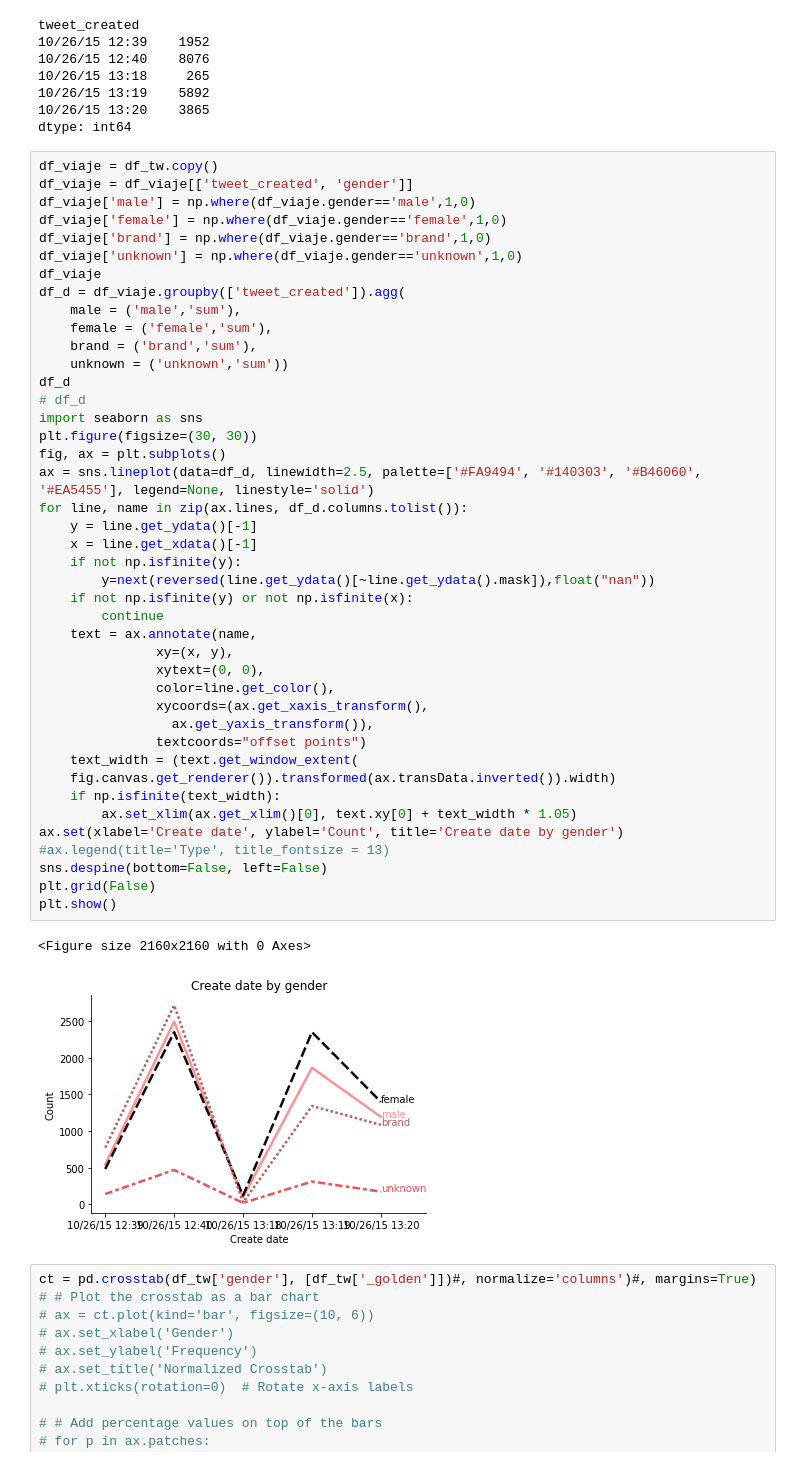
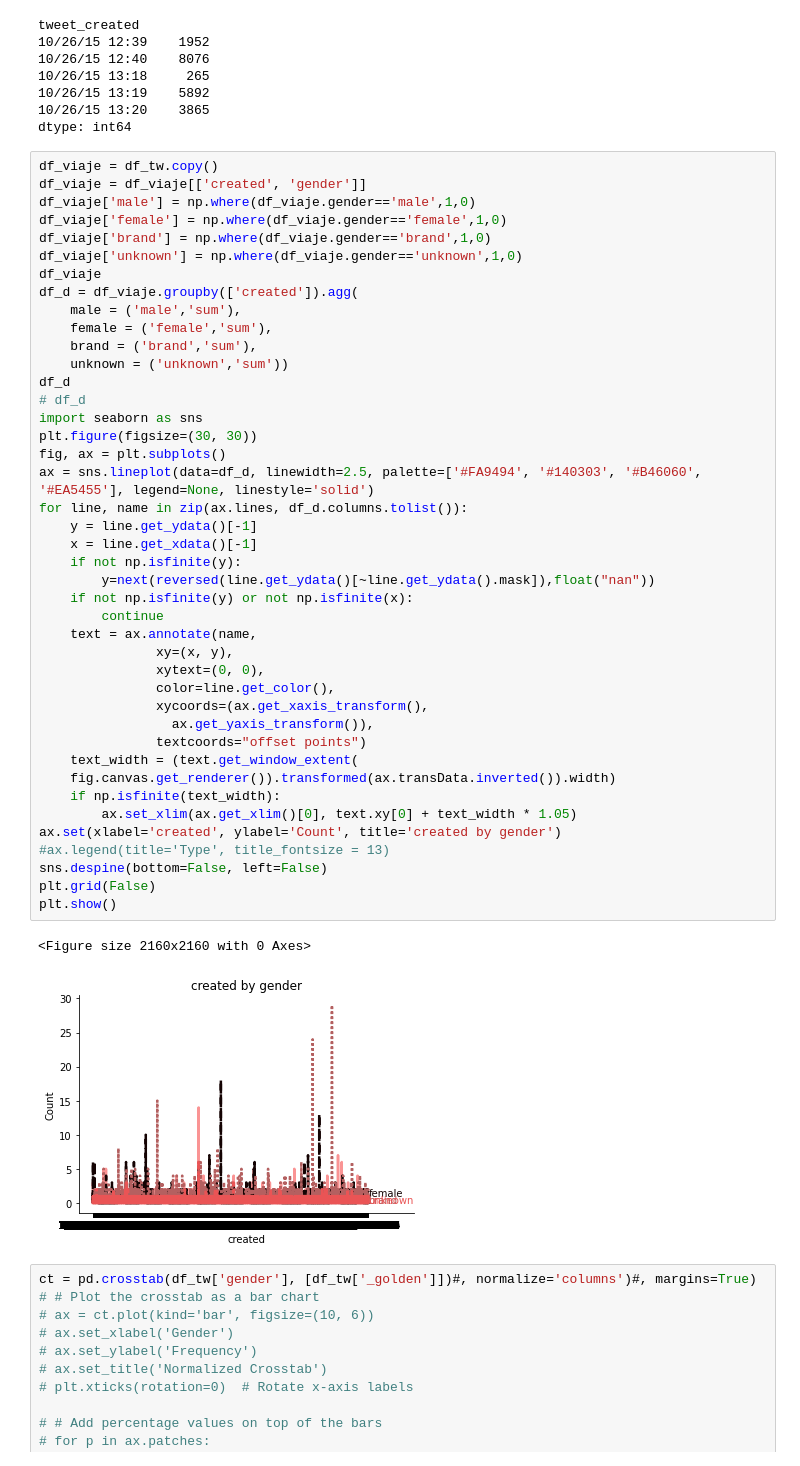
Before and after one commit to jsebastianquiroga/DEEP_LEARNING_PUJ, a Jupyter notebook: Notebook/DL_Twitter_Gender_Classification.ipynb, the cells around one changed output. Cells and saved outputs as stored; diff of their text form.

```diff
--- a/Notebook/DL_Twitter_Gender_Classification.ipynb
+++ b/Notebook/DL_Twitter_Gender_Classification.ipynb
@@ -208,13 +208,13 @@ tweet_created
 dtype: int64
 # %%
 df_viaje = df_tw.copy()
-df_viaje = df_viaje[['tweet_created', 'gender']]
+df_viaje = df_viaje[['created', 'gender']]
 df_viaje['male'] = np.where(df_viaje.gender=='male',1,0)
 df_viaje['female'] = np.where(df_viaje.gender=='female',1,0)
 df_viaje['brand'] = np.where(df_viaje.gender=='brand',1,0)
 df_viaje['unknown'] = np.where(df_viaje.gender=='unknown',1,0)
 df_viaje
-df_d = df_viaje.groupby(['tweet_created']).agg(
+df_d = df_viaje.groupby(['created']).agg(
     male = ('male','sum'),
     female = ('female','sum'),
     brand = ('brand','sum'),
@@ -222,35 +222,35 @@ df_d = df_viaje.groupby(['tweet_created']).agg(
 df_d
 # df_d
 import seaborn as sns
 plt.figure(figsize=(30, 30))
 fig, ax = plt.subplots()
 ax = sns.lineplot(data=df_d, linewidth=2.5, palette=['#FA9494', '#140303', '#B46060', '#EA5455'], legend=None, linestyle='solid')
 for line, name in zip(ax.lines, df_d.columns.tolist()):
 	y = line.get_ydata()[-1]
 	x = line.get_xdata()[-1]
 	if not np.isfinite(y):
 	    y=next(reversed(line.get_ydata()[~line.get_ydata().mask]),float("nan"))
 	if not np.isfinite(y) or not np.isfinite(x):
 	    continue
 	text = ax.annotate(name,
 		       xy=(x, y),
 		       xytext=(0, 0),
 		       color=line.get_color(),
 		       xycoords=(ax.get_xaxis_transform(),
 				 ax.get_yaxis_transform()),
 		       textcoords="offset points")
 	text_width = (text.get_window_extent(
 	fig.canvas.get_renderer()).transformed(ax.transData.inverted()).width)
 	if np.isfinite(text_width):
 		ax.set_xlim(ax.get_xlim()[0], text.xy[0] + text_width * 1.05)
-ax.set(xlabel='Create date', ylabel='Count', title='Create date by gender')
+ax.set(xlabel='created', ylabel='Count', title='created by gender')
 #ax.legend(title='Type', title_fontsize = 13)
 sns.despine(bottom=False, left=False)
 plt.grid(False)
 plt.show()
 # %% [output]
 <Figure size 2160x2160 with 0 Axes>
-[figure, old version]
+[figure, new version]
 # %%
 ct = pd.crosstab(df_tw['gender'], [df_tw['_golden']])#, normalize='columns')#, margins=True)
 # # Plot the crosstab as a bar chart
```
Also changed, not shown: parts of 12 cells of this notebook.
